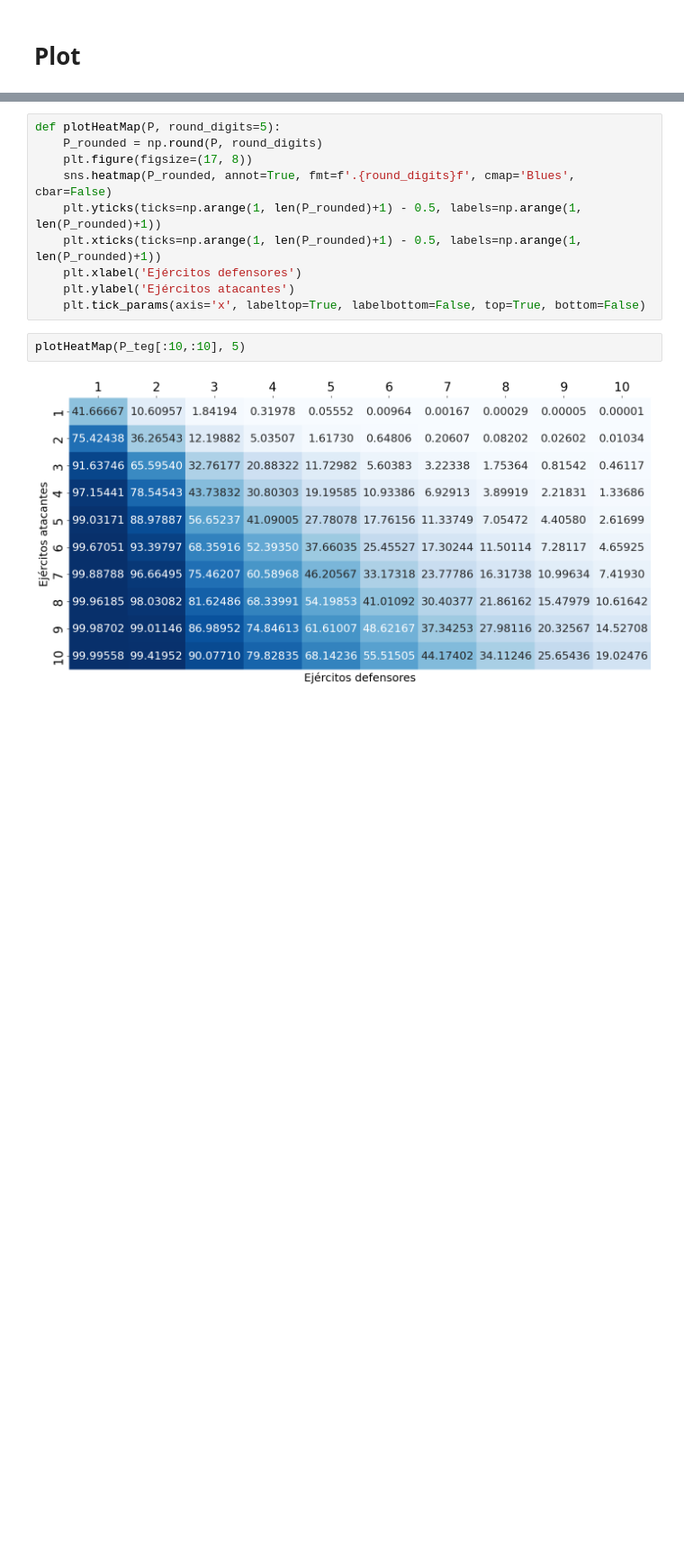
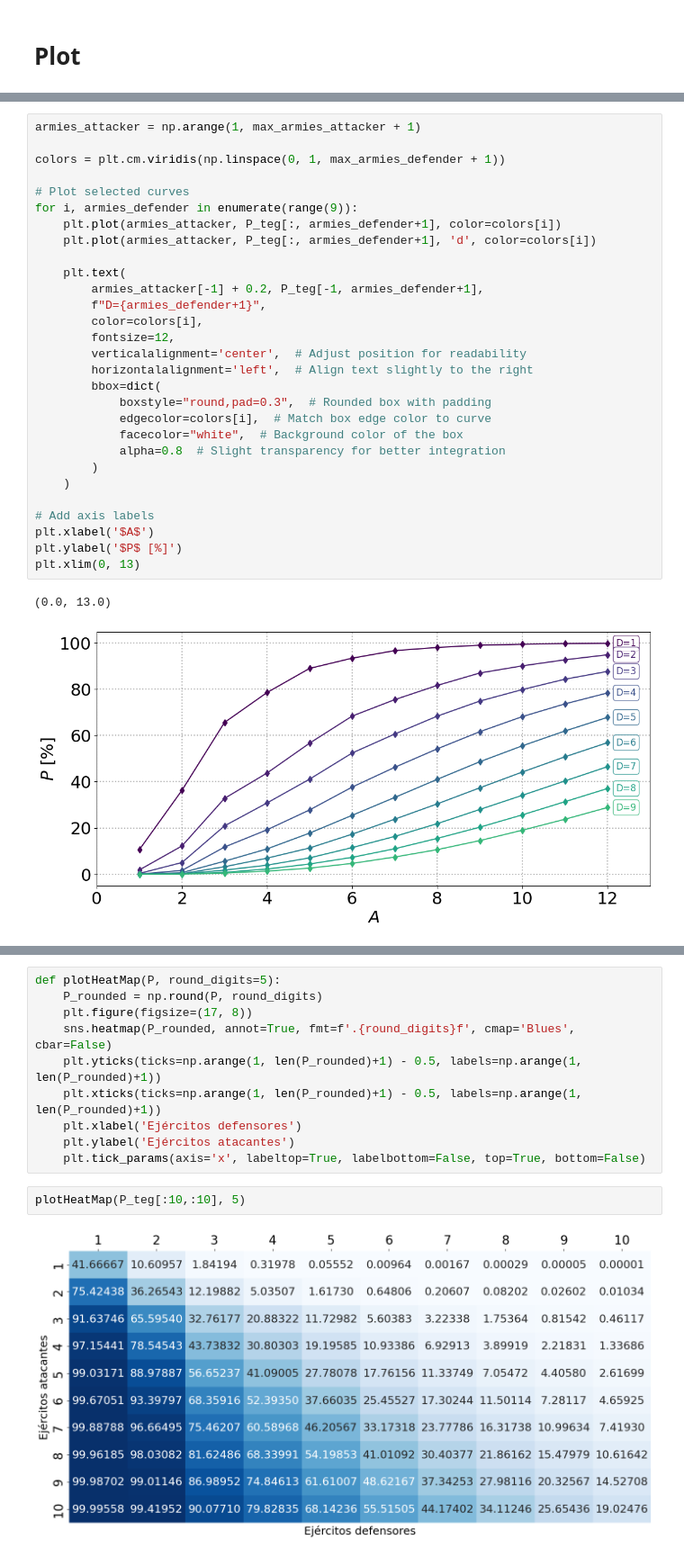
Before and after one commit to julianszere/TEG, a Jupyter notebook: TEG.ipynb, the cells around one changed output, grey strips where cells are left out. Shown at 90% size. Drawn from its saved outputs; the diff is of its cells as text; blank space fills up the shorter version.

```diff
--- a/TEG.ipynb
+++ b/TEG.ipynb
@@ -315,0 +368,32 @@ P_risk = risk.getMatrixP() * 100
+# %%
+armies_attacker = np.arange(1, max_armies_attacker + 1)
+
+colors = plt.cm.viridis(np.linspace(0, 1, max_armies_defender + 1))
+
+# Plot selected curves
+for i, armies_defender in enumerate(range(9)):
+    plt.plot(armies_attacker, P_teg[:, armies_defender+1], color=colors[i])
+    plt.plot(armies_attacker, P_teg[:, armies_defender+1], 'd', color=colors[i])
+
+    plt.text(
+        armies_attacker[-1] + 0.2, P_teg[-1, armies_defender+1],
+        f"D={armies_defender+1}",
+        color=colors[i],
+        fontsize=12,
+        verticalalignment='center',  # Adjust position for readability
+        horizontalalignment='left',  # Align text slightly to the right
+        bbox=dict(
+            boxstyle="round,pad=0.3",  # Rounded box with padding
+            edgecolor=colors[i],  # Match box edge color to curve
+            facecolor="white",  # Background color of the box
+            alpha=0.8  # Slight transparency for better integration
+        )
+    )
+
+# Add axis labels
+plt.xlabel('$A$')
+plt.ylabel('$P$ [%]')
+plt.xlim(0, 13)
+# %% [output]
+(0.0, 13.0)
+[figure, added]
```
Also changed, not shown: parts of 20 cells of this notebook.
